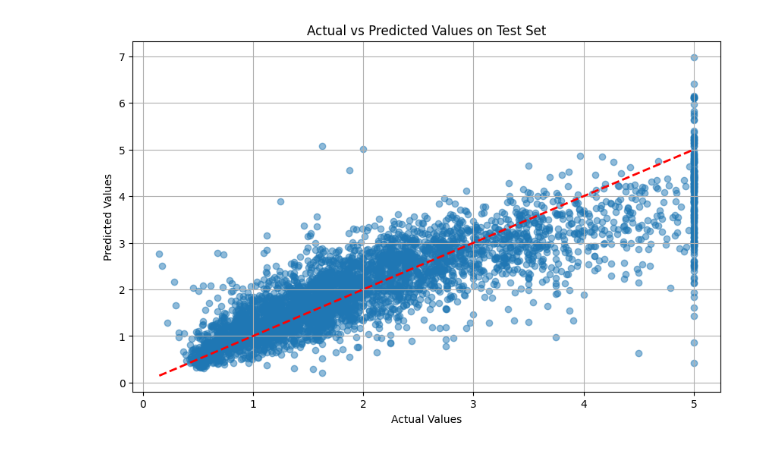
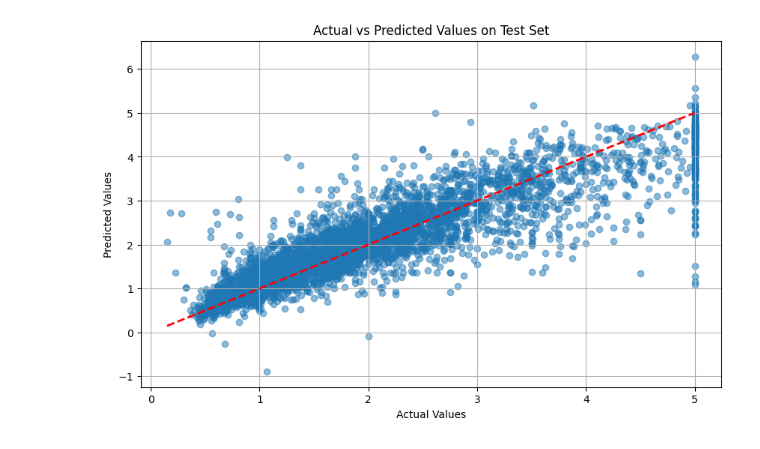
Before and after one commit to zhuxiangyang3278/Learn_AI, a Jupyter notebook: deep_leaning/regression_model_NeuralNetwork/01_regression_model_NeuralNetwork.ipynb, the cells around one changed output. Saved outputs shown, nothing was run; the diff lists cells and outputs as text; code cells hidden in the pictures.

```diff
--- a/deep_leaning/regression_model_NeuralNetwork/01_regression_model_NeuralNetwork.ipynb
+++ b/deep_leaning/regression_model_NeuralNetwork/01_regression_model_NeuralNetwork.ipynb
@@ -60,7 +60,6 @@ optimizer = torch.optim.Adam(model.parameters(), lr=0.01)
 
 # 训练参数
 num_epochs = 100
-batch_size = 32
 
 # 用于记录损失值
 train_losses = []
@@ -71,26 +70,41 @@ for epoch in range(num_epochs):
     # 将模型设置为训练模式
     model.train()
 
-    # 计算训练损失
-    outputs = model(X_train)
-    loss = criterion(outputs, y_train)
-    train_losses.append(loss.item())
+    # 训练循环
+    train_loss = 0.0
+    for inputs, targets in train_loader:
 
-    # 反向传播和优化
-    optimizer.zero_grad()
-    loss.backward()
-    optimizer.step()
+        optimizer.zero_grad()
+        # 前向传播
+        outputs = model(inputs)
+        loss = criterion(outputs, targets)
+
+        # 反向传播和优化
+
+        loss.backward()
+        optimizer.step()
+
+        train_loss += loss.item()
+
+    # 计算平均训练损失
+    train_loss /= len(train_loader)
+    train_losses.append(train_loss)
 
     # 计算验证损失
     model.eval()
+    val_loss = 0.0
     with torch.no_grad():
-        val_outputs = model(X_val)
-        val_loss = criterion(val_outputs, y_val)
-        val_losses.append(val_loss.item())
+        for inputs, targets in val_loader:
+            val_outputs = model(inputs)
+            val_batch_loss = criterion(val_outputs, targets)
+            val_loss += val_batch_loss.item()
+
+        val_loss /= len(val_loader)
+        val_losses.append(val_loss)
 
     # 每10个epoch打印一次训练损失和验证损失
     if (epoch + 1) % 10 == 0:
-        print(f'Epoch [{epoch+1}/{num_epochs}], Train Loss: {loss.item():.4f}, Val Loss: {val_loss.item():.4f}')
+        print(f'Epoch [{epoch+1}/{num_epochs}], Train Loss: {train_loss:.4f}, Val Loss: {val_loss:.4f}')
 
 # 绘制训练过程中的损失变化
 plt.figure(figsize=(10, 6))
@@ -107,31 +121,55 @@ plt.show()
 model.eval()
 with torch.no_grad():
     # 在验证集上评估
-    y_pred_val = model(X_val)
-    val_loss = criterion(y_pred_val, y_val)
-    val_mse = ((y_pred_val - y_val) ** 2).mean().item()
+    val_mse = 0.0
+    val_mae = 0.0
+    for inputs, targets in val_loader:
+        y_pred = model(inputs)
+        val_mse += ((y_pred - targets) ** 2).mean().item() * inputs.size(0)
+        val_mae += torch.abs(y_pred - targets).mean().item() * inputs.size(0)
+
+    val_mse /= len(val_dataset)
+    val_mae /= len(val_dataset)
     val_rmse = np.sqrt(val_mse)
-    val_mae = torch.abs(y_pred_val - y_val).mean().item()
+
     print('\nValidation Metrics:')
     print(f'MSE: {val_mse:.4f}')
     print(f'RMSE: {val_rmse:.4f}')
     print(f'MAE: {val_mae:.4f}')
 
     # 在测试集上评估
-    y_pred_test = model(X_test)
-    test_loss = criterion(y_pred_test, y_test)
-    test_mse = ((y_pred_test - y_test) ** 2).mean().item()
+    test_mse = 0.0
+    test_mae = 0.0
+    all_targets = []
+    all_predictions = []
+
+    for inputs, targets in test_loader:
+        y_pred = model(inputs)
+        test_mse += ((y_pred - targets) ** 2).mean().item() * inputs.size(0)
+        test_mae += torch.abs(y_pred - targets).mean().item() * inputs.size(0)
+
+        # 收集所有预测和真实值用于绘图
+        all_targets.append(targets)
+        all_predictions.append(y_pred)
+
+    test_mse /= len(test_dataset)
+    test_mae /= len(test_dataset)
     test_rmse = np.sqrt(test_mse)
-    test_mae = torch.abs(y_pred_test - y_test).mean().item()
+
     print('\nTest Metrics:')
     print(f'MSE: {test_mse:.4f}')
     print(f'RMSE: {test_rmse:.4f}')
     print(f'MAE: {test_mae:.4f}')
 
+    # 合并所有批次的数据用于绘图
+    y_test_plot = torch.cat(all_targets, dim=0)
+    y_pred_test_plot = torch.cat(all_predictions, dim=0)
+
 # 绘制预测值与真实值的对比图
 plt.figure(figsize=(10, 6))
-plt.scatter(y_test.numpy(), y_pred_test.numpy(), alpha=0.5)
-plt.plot([y_test.min(), y_test.max()], [y_test.min(), y_test.max()], 'r--', lw=2)
+plt.scatter(y_test_plot.numpy(), y_pred_test_plot.numpy(), alpha=0.5)
+plt.plot([y_test_plot.min().item(), y_test_plot.max().item()],
+         [y_test_plot.min().item(), y_test_plot.max().item()], 'r--', lw=2)
 plt.xlabel('Actual Values')
 plt.ylabel('Predicted Values')
 plt.title('Actual vs Predicted Values on Test Set')
@@ -161 +199 @@ MAE: 0.4411
-[figure, old version]
+[figure, new version]
```
Also changed, not shown: parts of 1 cell of this notebook, 3 other files.
